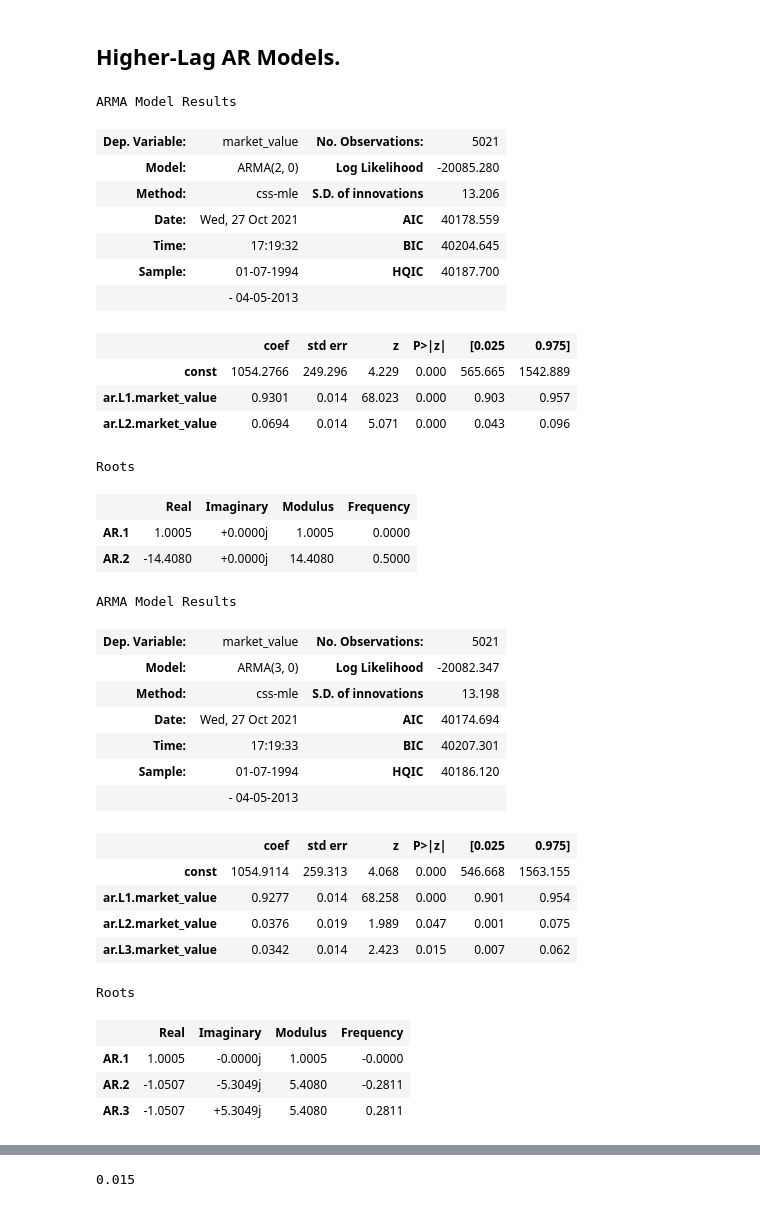
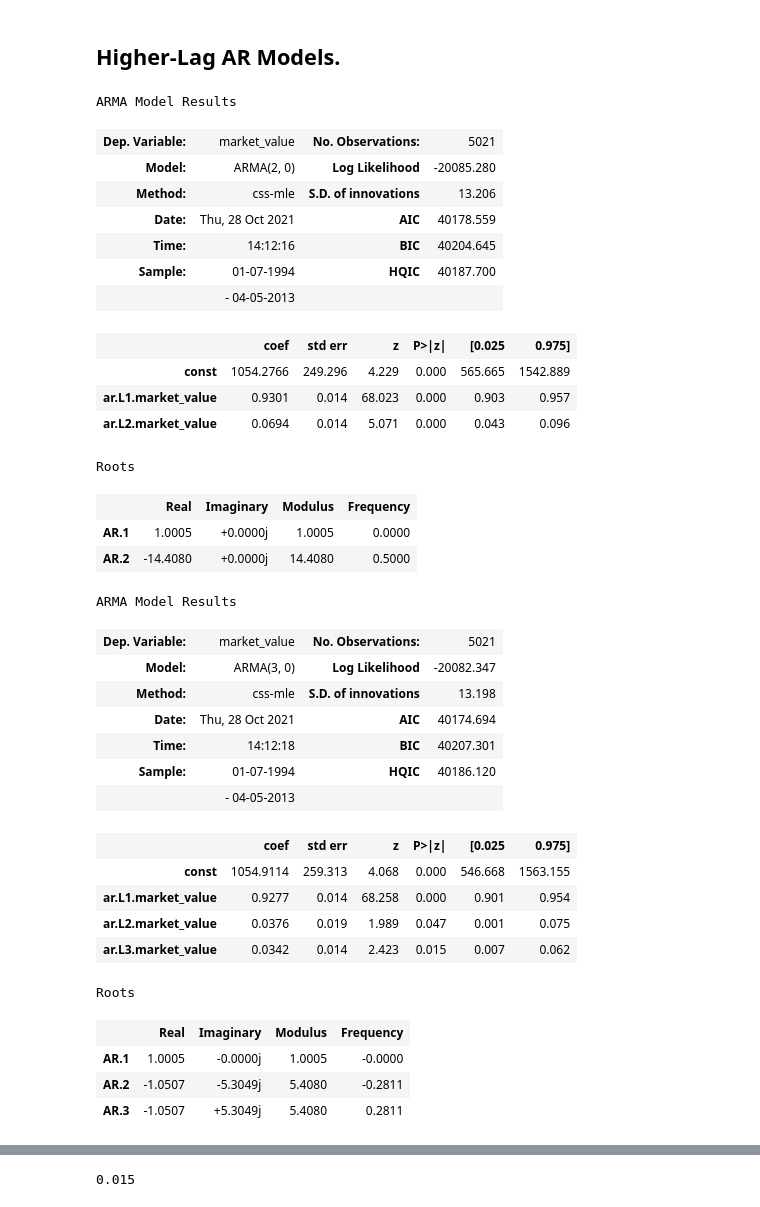
Before and after one commit to JuanD5/Machine-learning-projects, a Jupyter notebook: Forecasting/Sales Forecasting/365_datascience_index.ipynb, the cells around one changed output, grey strips where cells are left out. Cells and saved outputs as stored; diff of their text form; code cells hidden in the pictures.

```diff
--- a/Forecasting/Sales Forecasting/365_datascience_index.ipynb
+++ b/Forecasting/Sales Forecasting/365_datascience_index.ipynb
@@ -758,16 +762,16 @@ Roots
 # %% [markdown]
 ## Higher-Lag AR Models.
 # %%
-model_ar_2 = ARIMA(df.market_value, order=(2,0,0)) # 1 states for 1 lag is considered to the model and 0 implies that we are not taking any of the residual values into consideration.
+model_ar_2 = ARMA(df.market_value, order=(2,0)) # 1 states for 1 lag is considered to the model and 0 implies that we are not taking any of the residual values into consideration.
 results_ar_2 = model_ar_2.fit()
 results_ar_2.summary()
 # %% [output]
 ARMA Model Results
 | Dep. Variable: | market_value | No. Observations: | 5021 |
 | Model: | ARMA(2, 0) | Log Likelihood | -20085.280 |
 | Method: | css-mle | S.D. of innovations | 13.206 |
-| Date: | Wed, 27 Oct 2021 | AIC | 40178.559 |
-| Time: | 17:19:32 | BIC | 40204.645 |
+| Date: | Thu, 28 Oct 2021 | AIC | 40178.559 |
+| Time: | 14:12:16 | BIC | 40204.645 |
 | Sample: | 01-07-1994 | HQIC | 40187.700 |
 |  | - 04-05-2013 |  |  |
 |  | coef | std err | z | P>|z| | [0.025 | 0.975] |
@@ -779,7 +783,7 @@ Roots
 | AR.1 | 1.0005 | +0.0000j | 1.0005 | 0.0000 |
 | AR.2 | -14.4080 | +0.0000j | 14.4080 | 0.5000 |
 # %%
-model_ar_3 = ARIMA(df.market_value, order=(3,0,0)) # 1 states for 1 lag is considered to the model and 0 implies that we are not taking any of the residual values into consideration.
+model_ar_3 = ARMA(df.market_value, order=(3,0)) # 1 states for 1 lag is considered to the model and 0 implies that we are not taking any of the residual values into consideration.
 results_ar_3 = model_ar_3.fit()
 results_ar_3.summary()
 # %% [output]
@@ -787,8 +791,8 @@ ARMA Model Results
 | Dep. Variable: | market_value | No. Observations: | 5021 |
 | Model: | ARMA(3, 0) | Log Likelihood | -20082.347 |
 | Method: | css-mle | S.D. of innovations | 13.198 |
-| Date: | Wed, 27 Oct 2021 | AIC | 40174.694 |
-| Time: | 17:19:33 | BIC | 40207.301 |
+| Date: | Thu, 28 Oct 2021 | AIC | 40174.694 |
+| Time: | 14:12:18 | BIC | 40207.301 |
 | Sample: | 01-07-1994 | HQIC | 40186.120 |
 |  | - 04-05-2013 |  |  |
 |  | coef | std err | z | P>|z| | [0.025 | 0.975] |
```
Also changed, not shown: parts of 87 cells of this notebook.
